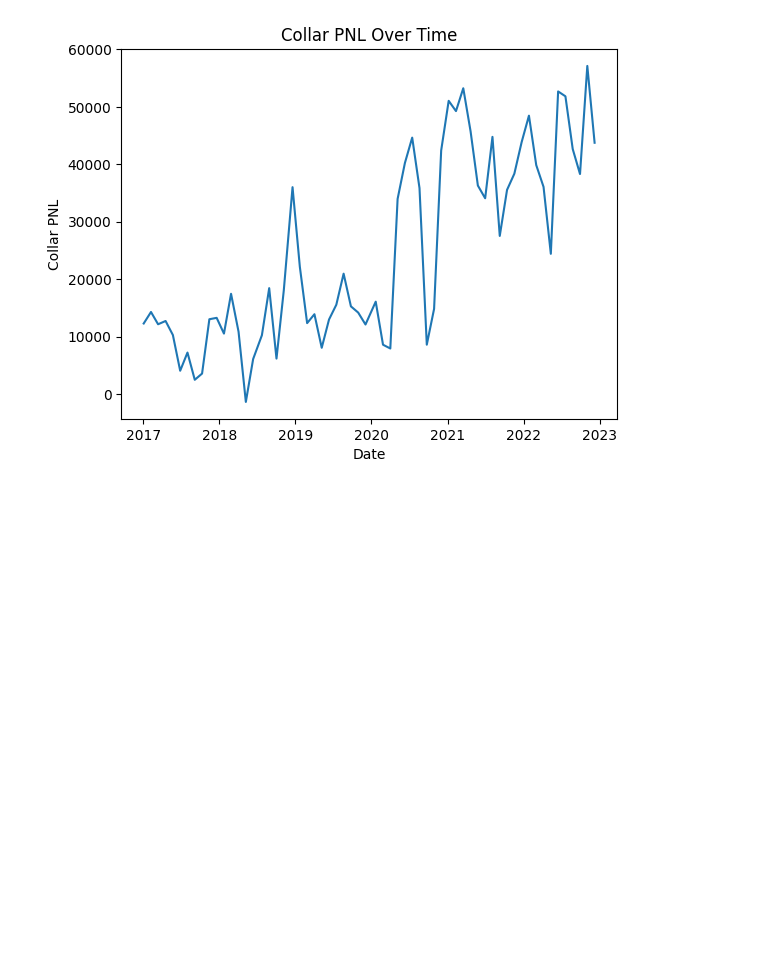
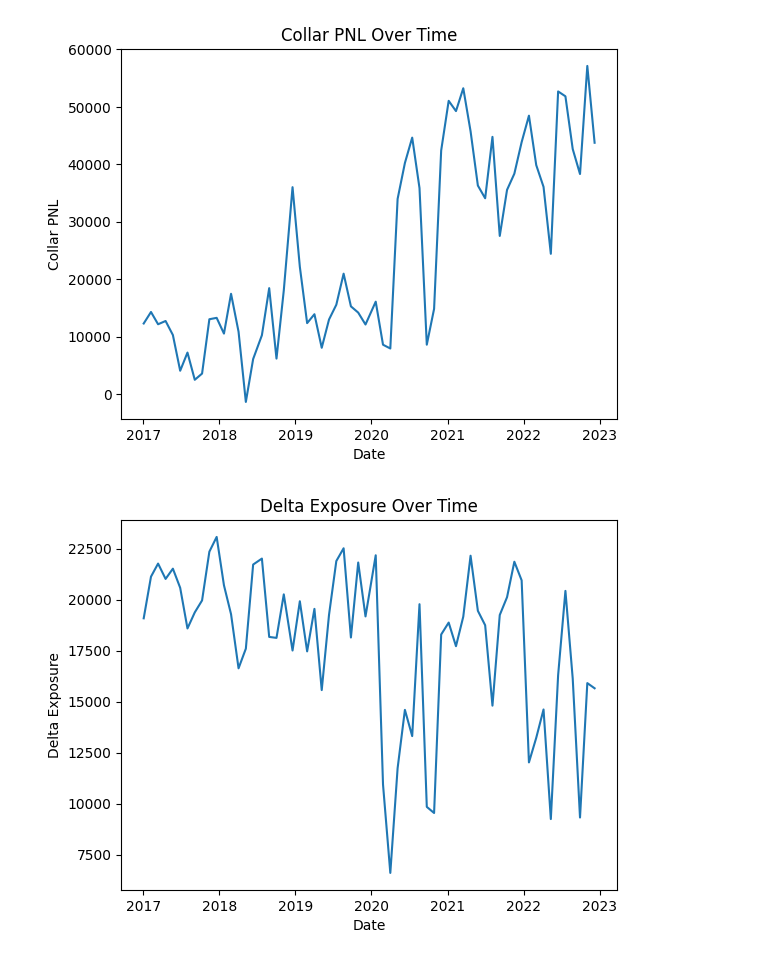
Before and after one commit to twood886/FINM33150_Quant_Trading_Project, a Jupyter notebook: options_collar_strategy.ipynb, the cells around one changed output. Drawn from its saved outputs; the diff is of its cells as text; code cells hidden in the pictures; blank space fills up the shorter version.

```diff
--- a/options_collar_strategy.ipynb
+++ b/options_collar_strategy.ipynb
@@ -390,8 +399,12 @@ for date in time_range:
 
             trade_PNL = collar_price + option_settlement
 
+            # Assumes we are holding 10,0000 underlying per asset in the collar strategy
+            # Delta = 1*(num_underlying_share) - 100*(delta_calls*call_weights) + 100*(delta_puts*put_weights)
+            delta_exposure = 10000 + 100*(-(optimal_calls.weight * optimal_calls.delta).sum() + (optimal_puts.weight * optimal_puts.delta).sum())
+
             data.append([date, ticker, put_leg_price, put_leg_shares, call_leg_price, call_leg_shares, total_shares, collar_price,
-                         option_exp_stock_price, option_settlement, trade_PNL])
+                         option_exp_stock_price, option_settlement, trade_PNL, delta_exposure])
         else:
             no_options.append((ticker, date))
 
@@ -399,7 +412,7 @@ for date in time_range:
     print(f"{100*percent_done}% done")
 
 collar_df = pd.DataFrame(data, columns=['date', 'ticker', 'put_leg_price', 'put_leg_shares', 'call_leg_price', 'call_leg_shares',
-                                        'total_shares', 'collar_price', 'option_exp_stock_price', 'option_settlement', 'trade_PNL'])
+                                        'total_shares', 'collar_price', 'option_exp_stock_price', 'option_settlement', 'trade_PNL', 'delta_exposure'])
 
 # Shifted forward to the month the collar strategy pnl is realized
 collar_df['option_settlement'] = collar_df.option_settlement.shift(1)
@@ -507,6 +524,15 @@ plt.ylabel('Collar PNL')
 plt.show()
 # %% [output]
 [figure]
+# %%
+grouped = collar_df.groupby('date').delta_exposure.sum()
+plt.plot(grouped)
+plt.title('Delta Exposure Over Time')
+plt.xlabel('Date')
+plt.ylabel('Delta Exposure')
+plt.show()
+# %% [output]
+[figure, added]
 # %%
 performance_summary(grouped)
 # %% [output]
```
Also changed, not shown: parts of 3 cells of this notebook.
